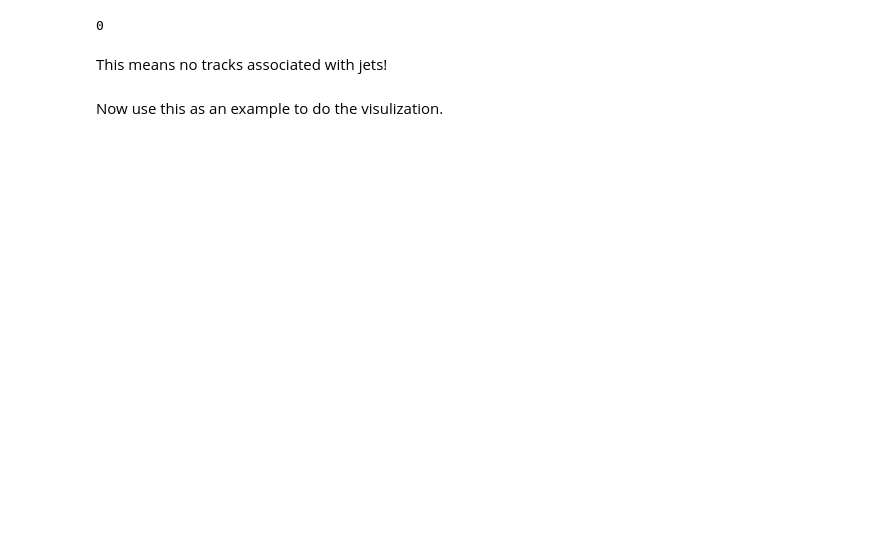
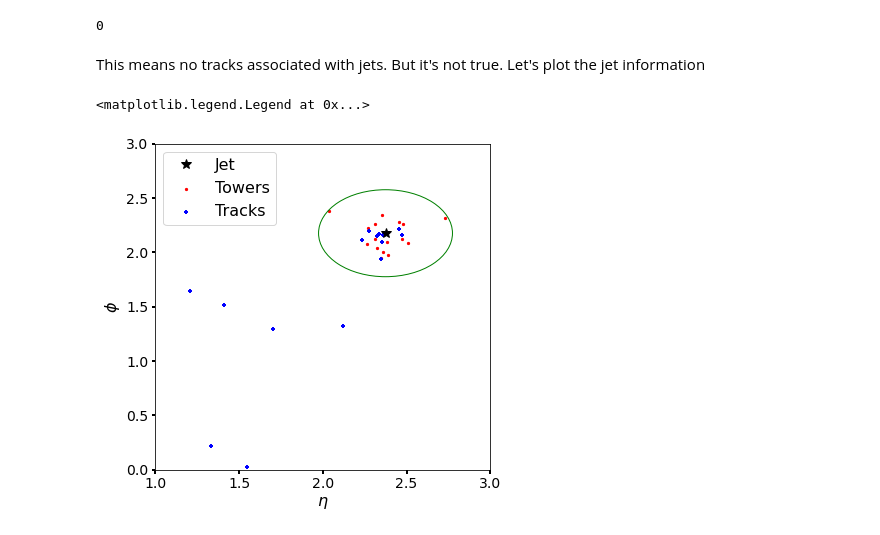
Before and after one commit to xju2/trackless-btagging, a Jupyter notebook: notebooks/read_data.ipynb, the cells around one changed output. Saved outputs shown, nothing was run; the diff lists cells and outputs as text; code cells hidden in the pictures; blank space fills up the shorter version.

Commit message:
add visualization

```diff
--- a/notebooks/read_data.ipynb
+++ b/notebooks/read_data.ipynb
@@ -65,3 +68,5 @@ array
+# %%
+event = array[1]
 # %% [markdown]
 ### Jet properties
 
@@ -86,6 +91,6 @@ print("# of Tracks in the event:", len(array["Track.PT"][0]))
 # %%
-tower_ids = array["Tower.fUniqueID"][0].to_numpy()
-tower_et = array["Tower.ET"][0].to_numpy()
-print(tower_ids.shape, tower_et.shape)
-print("# of Towers in the event:", len(array["Tower.ET"][0]))
+tower_ids = event["Tower.fUniqueID"]
+tower_et = event["Tower.ET"]
+print(tower_ids)
+print("# of Towers in the event:", len(tower_ids))
 # %% [output]
@@ -110,4 +119,4 @@ len(array["Jet.Constituents"][0])
 # %% [markdown]
 Let's look at the first jet's contituents.
 # %%
-contituent = array["Jet.Constituents"][0][0]
+contituent = event["Jet.Constituents"][0]
@@ -127,6 +145,16 @@ np.sum(tracks_in_jet)
 # %% [output]
 0
 # %% [markdown]
-This means no tracks associated with jets!
+This means no tracks associated with jets. But it's not true. Let's plot the jet information
-# %% [markdown]
-Now use this as an example to do the visulization.
+# %%
+jet_idx = 0
+jet_eta, jet_phi = event["Jet.Eta"][jet_idx], event["Jet.Phi"][jet_idx]
+
+# tower eta and phi inside the jet
+jet_tower_eta = event["Tower.Eta"][towers_in_jet]
+jet_tower_phi = event["Tower.Phi"][towers_in_jet]
+
+
+# track eta and phi *in the event*
+track_eta = event["Track.Eta"]
+track_phi = event["Track.Phi"]
@@ -132,0 +163,22 @@ Now use this as an example to do the visulization.
+# %%
+fontsize = 16
+markersize = 20
+fig, ax = plt.subplots(figsize=(6,6))
+
+plt.plot([jet_eta], [jet_phi], "*", c='k', label="Jet")
+plt.scatter(jet_tower_eta, jet_tower_phi, marker='.', s=markersize, c='r', label="Towers")
+circle = plt.Circle((jet_eta, jet_phi), 0.4, color='g', fill=False)
+
+plt.scatter(track_eta, track_phi, marker='+', s=markersize, c="b", label="Tracks")
+
+ax.add_patch(circle)
+
+ax.set_xlim(1, 3)
+ax.set_ylim(0, 3)
+
+ax.set_xlabel("$\eta$", fontsize=fontsize)
+ax.set_ylabel("$\phi$", fontsize=fontsize)
+plt.legend(frameon=True, fancybox=True, fontsize=fontsize)
+# %% [output]
+<matplotlib.legend.Legend at 0x...>
+[figure, added]
```
Also changed, not shown: parts of 18 cells of this notebook.
